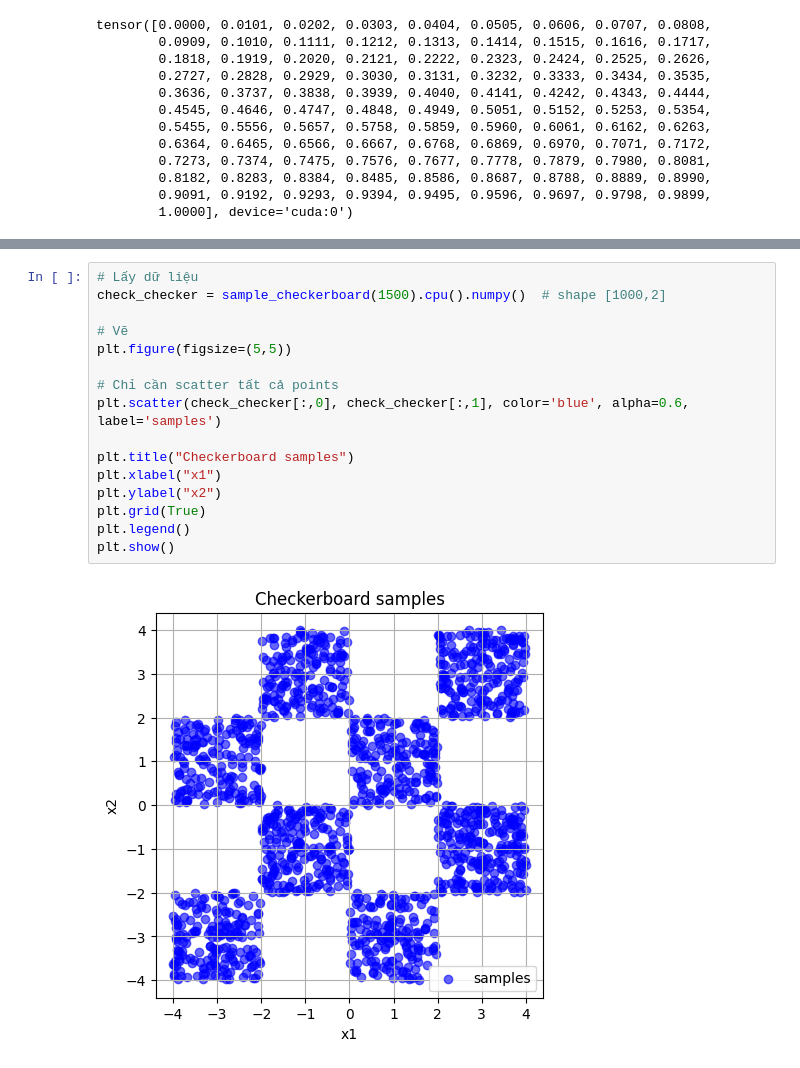
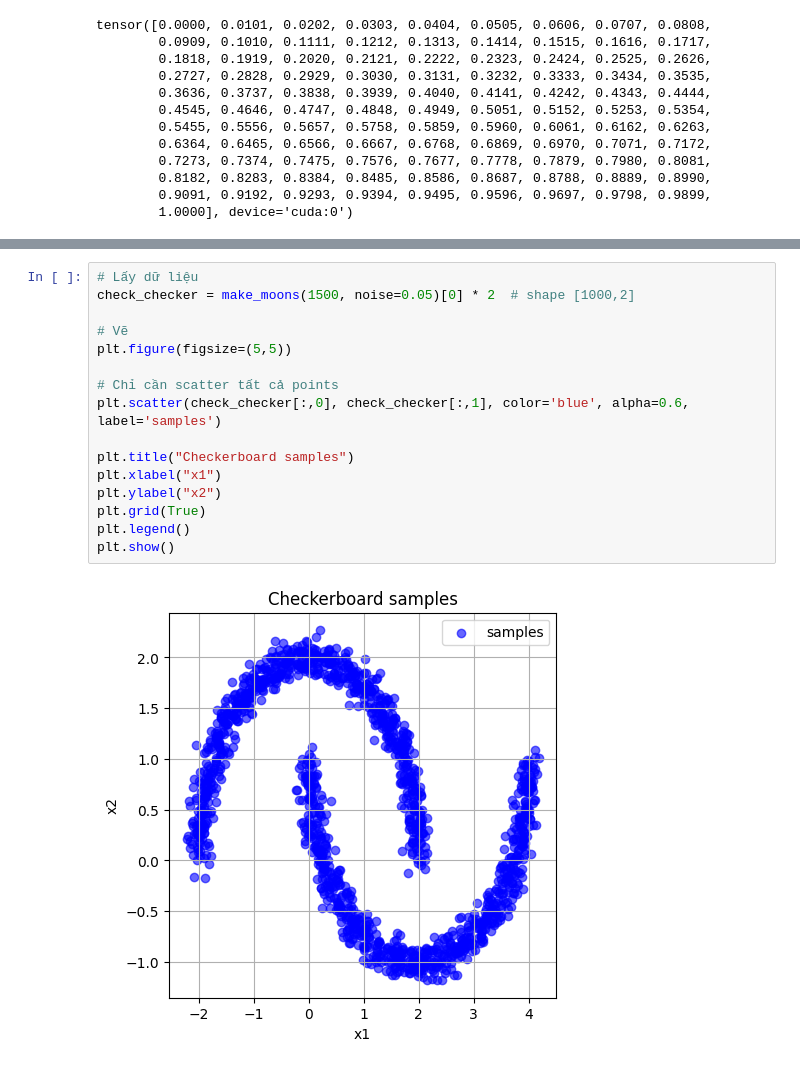
Before and after one commit to snozywolf59/flow-matching, a Jupyter notebook: checkerboard.ipynb, the cells around one changed output, grey strips where cells are left out. Drawn from its saved outputs; the diff is of its cells as text.

```diff
--- a/checkerboard.ipynb
+++ b/checkerboard.ipynb
@@ -210,18 +232,18 @@ imageio.mimsave('ode_sampling_batch.gif', frames, duration=0.01)
 # %%
 # Lấy dữ liệu
-check_checker = sample_checkerboard(1500).cpu().numpy()  # shape [1000,2]
+check_checker = make_moons(1500, noise=0.05)[0] * 2  # shape [1000,2]
 
 # Vẽ
 plt.figure(figsize=(5,5))
 
 # Chỉ cần scatter tất cả points
 plt.scatter(check_checker[:,0], check_checker[:,1], color='blue', alpha=0.6, label='samples')
 
 plt.title("Checkerboard samples")
 plt.xlabel("x1")
 plt.ylabel("x2")
 plt.grid(True)
 plt.legend()
 plt.show()
 # %% [output]
-[figure, old version]
+[figure, new version]
```
Also changed, not shown: parts of 6 cells of this notebook, 1 other file.
